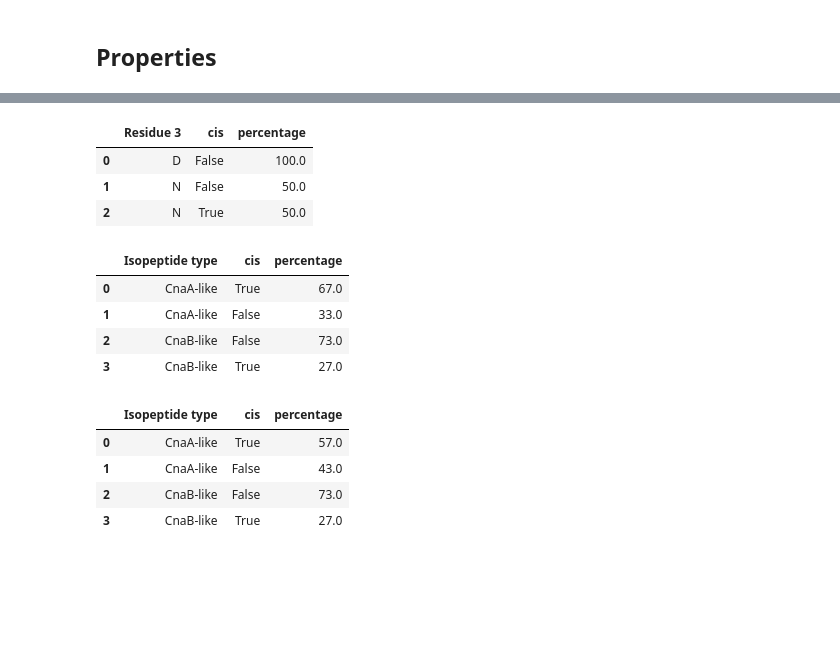
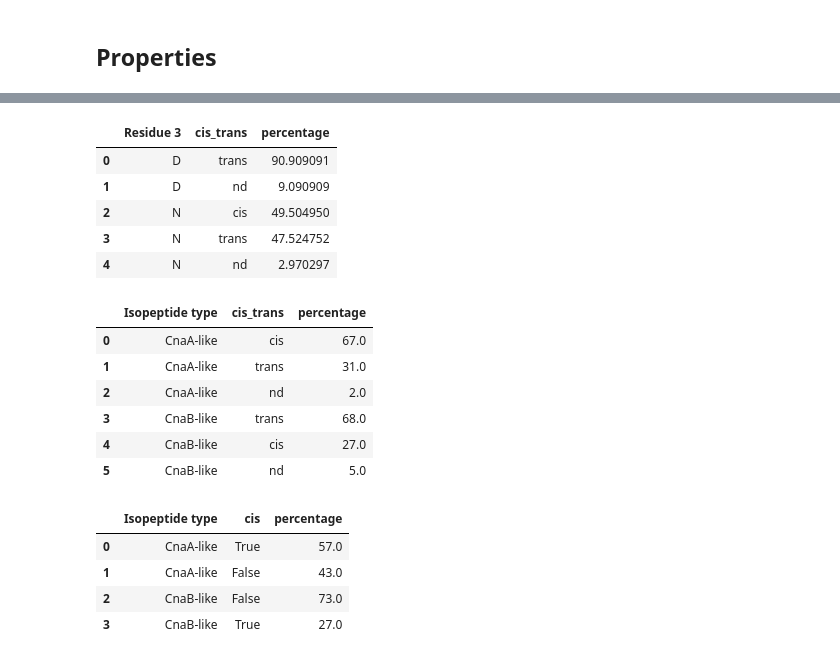
Before and after one commit to FranceCosta/isopeptide_bonds_global_survey, a Jupyter notebook: notebooks/20241212_analyseDataset_v2.ipynb, the cells around one changed output, grey strips where cells are left out. Cells and saved outputs as stored; diff of their text form; code cells hidden in the pictures; blank space fills up the shorter version.

```diff
--- a/notebooks/20241212_analyseDataset_v2.ipynb
+++ b/notebooks/20241212_analyseDataset_v2.ipynb
@@ -29,10 +29,6 @@ table_df = pd.read_csv(TABLE)
 pdb_df["isopep_sequence"] = pdb_df.apply(get_sequence, pdb=True, axis=1)
 af_df["isopep_sequence"] = af_df.apply(get_sequence, pdb=False, axis=1)
 af_templates_df["isopep_sequence"] = af_templates_df.apply(get_sequence, pdb=False, axis=1)
-
-# Add cis info
-pdb_df["cis"] = False
-pdb_df.loc[(pdb_df["pseudo_omega"]>=-60)&(pdb_df["pseudo_omega"]<=60), "cis"] = True
 # %% [markdown]
 ## Pfam domain mapping
 # %%
@@ -317,28 +342,32 @@ Name: proportion, dtype: float64
 # %%
 # Vs lys/asp
-analysis_df.groupby("Residue 3")["cis"] \
+analysis_df.fillna("nd").groupby("Residue 3")["cis_trans"] \
     .value_counts(normalize=True) \
     .mul(100) \
     .rename("percentage") \
-    .reset_index().round()
+    .reset_index()
 # %% [output]
-|  | Residue 3 | cis | percentage |
-| 0 | D | False | 100.0 |
-| 1 | N | False | 50.0 |
-| 2 | N | True | 50.0 |
+|  | Residue 3 | cis_trans | percentage |
+| 0 | D | trans | 90.909091 |
+| 1 | D | nd | 9.090909 |
+| 2 | N | cis | 49.504950 |
+| 3 | N | trans | 47.524752 |
+| 4 | N | nd | 2.970297 |
 # %%
-# Vs lys/asp
-analysis_df.groupby("Isopeptide type")["cis"] \
+#
+analysis_df.fillna("nd").groupby("Isopeptide type")["cis_trans"] \
     .value_counts(normalize=True) \
     .mul(100) \
     .rename("percentage") \
     .reset_index().round()
 # %% [output]
-|  | Isopeptide type | cis | percentage |
-| 0 | CnaA-like | True | 67.0 |
-| 1 | CnaA-like | False | 33.0 |
-| 2 | CnaB-like | False | 73.0 |
-| 3 | CnaB-like | True | 27.0 |
+|  | Isopeptide type | cis_trans | percentage |
+| 0 | CnaA-like | cis | 67.0 |
+| 1 | CnaA-like | trans | 31.0 |
+| 2 | CnaA-like | nd | 2.0 |
+| 3 | CnaB-like | trans | 68.0 |
+| 4 | CnaB-like | cis | 27.0 |
+| 5 | CnaB-like | nd | 5.0 |
 # %%
 analysis_df.groupby("Isopeptide type")["cis"] \
     .value_counts(normalize=True) \
```
Also changed, not shown: parts of 10 cells of this notebook, 7 other files.
